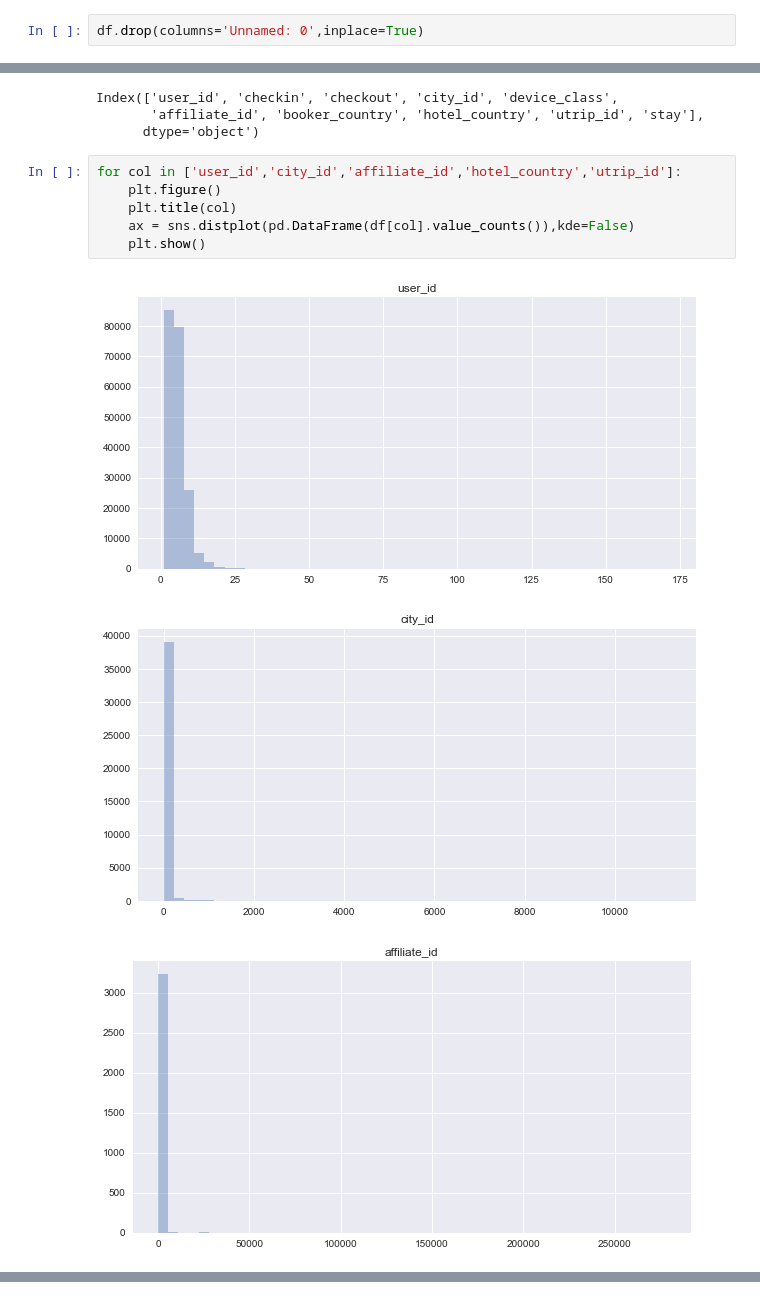
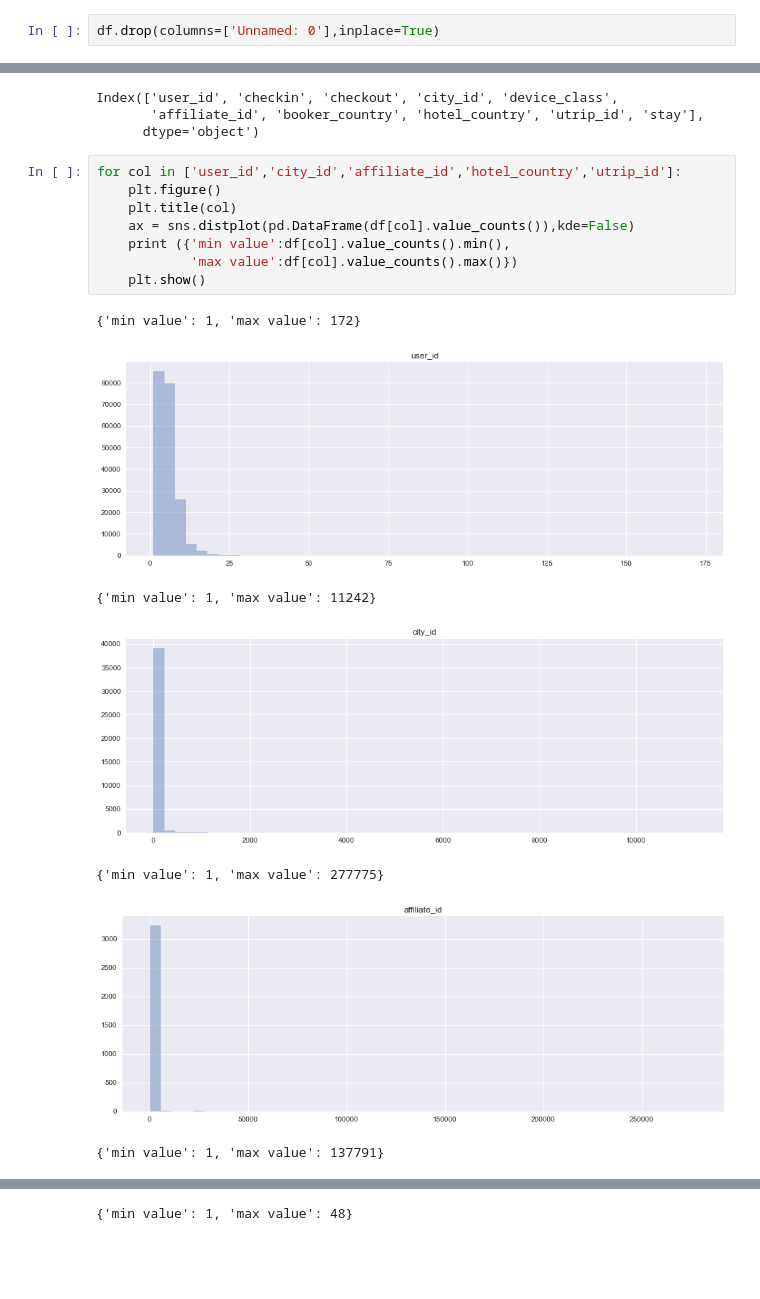
Before and after one commit to nitinrawatiitd/nitinrawatiitd.github.io, a Jupyter notebook: docs/notebooks/booking/Data_exploration.ipynb, the cells around one changed output, grey strips where cells are left out. Cells and saved outputs as stored; diff of their text form; blank space fills up the shorter version.

```diff
--- a/docs/notebooks/booking/Data_exploration.ipynb
+++ b/docs/notebooks/booking/Data_exploration.ipynb
@@ -61,5 +63,5 @@ This is just sad. The guy who created the dataset forgot to put indec=False when
 # %%
-df.drop(columns='Unnamed: 0',inplace=True)
+df.drop(columns=['Unnamed: 0'],inplace=True)
 # %%
 df.shape
 # %% [output]
@@ -166,10 +194,16 @@ Index(['user_id', 'checkin', 'checkout', 'city_id', 'device_class',
 # %%
 for col in ['user_id','city_id','affiliate_id','hotel_country','utrip_id']:
     plt.figure()
     plt.title(col)
     ax = sns.distplot(pd.DataFrame(df[col].value_counts()),kde=False)
+    print ({'min value':df[col].value_counts().min(),
+            'max value':df[col].value_counts().max()})
     plt.show()
 # %% [output]
+{'min value': 1, 'max value': 172}
-[figure, old version]
+[figure, new version]
+{'min value': 1, 'max value': 11242}
-[figure, old version]
+[figure, new version]
+{'min value': 1, 'max value': 277775}
-[figure, old version]
+[figure, new version]
+{'min value': 1, 'max value': 137791}
@@ -176,0 +211 @@ for col in ['user_id','city_id','affiliate_id','hotel_country','utrip_id']:
+{'min value': 1, 'max value': 48}
```
Also changed, not shown: parts of 16 cells of this notebook, 9 other files.
